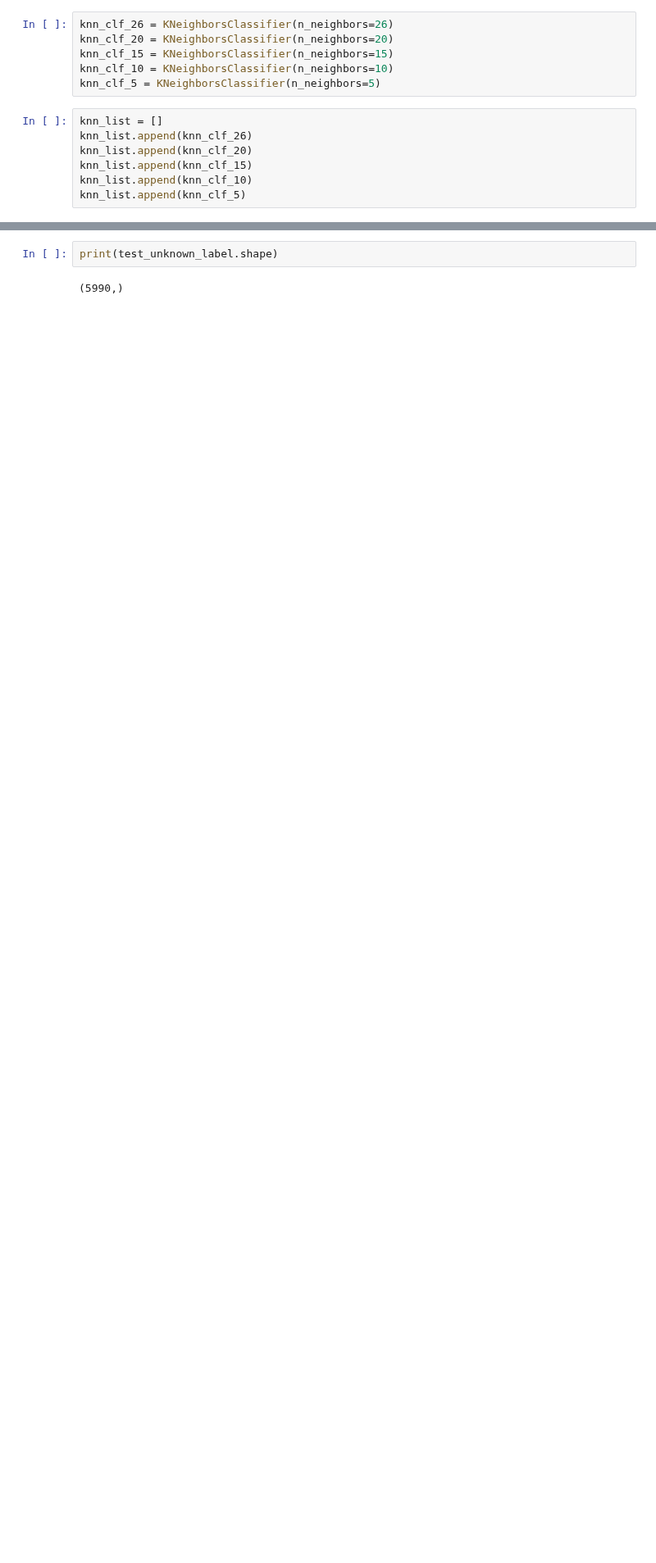
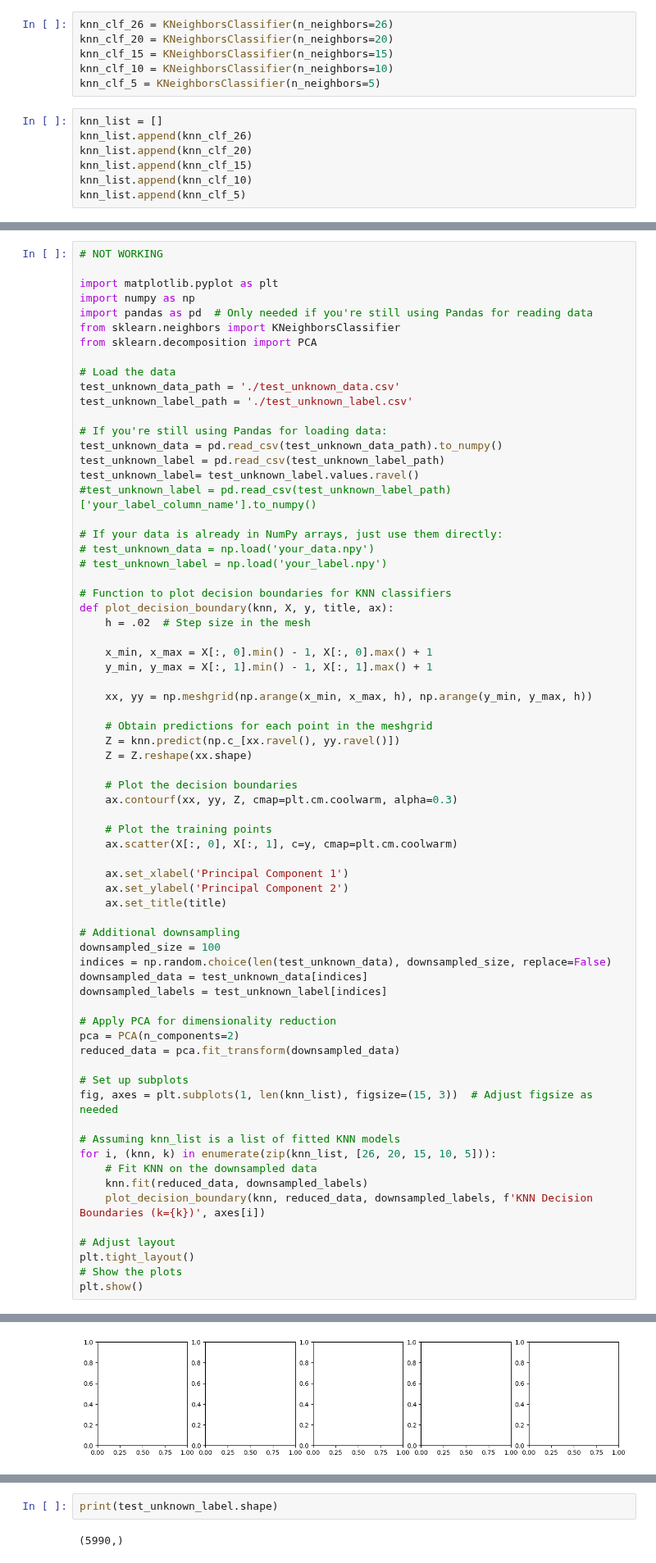
Before and after one commit to ML-Project-Team-5/Project_NetworkIDS, a Jupyter notebook: JUI-KNN.ipynb, the cells around one changed output, grey strips where cells are left out. Shown at 82% size. Saved outputs shown, nothing was run; the diff lists cells and outputs as text; blank space fills up the shorter version.

Commit message:
Working KNN done, plotting left

```diff
--- a/JUI-KNN.ipynb
+++ b/JUI-KNN.ipynb
@@ -33,0 +102,70 @@ knn_list.append(knn_clf_5)
+# %%
+# NOT WORKING
+
+import matplotlib.pyplot as plt
+import numpy as np
+import pandas as pd  # Only needed if you're still using Pandas for reading data
+from sklearn.neighbors import KNeighborsClassifier
+from sklearn.decomposition import PCA
+
+# Load the data
+test_unknown_data_path = './test_unknown_data.csv'
+test_unknown_label_path = './test_unknown_label.csv'
+
+# If you're still using Pandas for loading data:
+test_unknown_data = pd.read_csv(test_unknown_data_path).to_numpy()
+test_unknown_label = pd.read_csv(test_unknown_label_path)
+test_unknown_label= test_unknown_label.values.ravel()
+#test_unknown_label = pd.read_csv(test_unknown_label_path)['your_label_column_name'].to_numpy()
+
+# If your data is already in NumPy arrays, just use them directly:
+# test_unknown_data = np.load('your_data.npy')
+# test_unknown_label = np.load('your_label.npy')
+
+# Function to plot decision boundaries for KNN classifiers
+def plot_decision_boundary(knn, X, y, title, ax):
+    h = .02  # Step size in the mesh
+
+    x_min, x_max = X[:, 0].min() - 1, X[:, 0].max() + 1
+    y_min, y_max = X[:, 1].min() - 1, X[:, 1].max() + 1
+
+    xx, yy = np.meshgrid(np.arange(x_min, x_max, h), np.arange(y_min, y_max, h))
+
+    # Obtain predictions for each point in the meshgrid
+    Z = knn.predict(np.c_[xx.ravel(), yy.ravel()])
+    Z = Z.reshape(xx.shape)
+
+    # Plot the decision boundaries
+    ax.contourf(xx, yy, Z, cmap=plt.cm.coolwarm, alpha=0.3)
+
+    # Plot the training points
+    ax.scatter(X[:, 0], X[:, 1], c=y, cmap=plt.cm.coolwarm)
+
+    ax.set_xlabel('Principal Component 1')
+    ax.set_ylabel('Principal Component 2')
+    ax.set_title(title)
+
+# Additional downsampling
+downsampled_size = 100
+indices = np.random.choice(len(test_unknown_data), downsampled_size, replace=False)
+downsampled_data = test_unknown_data[indices]
+downsampled_labels = test_unknown_label[indices]
+
+# Apply PCA for dimensionality reduction
+pca = PCA(n_components=2)
+reduced_data = pca.fit_transform(downsampled_data)
+
+# Set up subplots
+fig, axes = plt.subplots(1, len(knn_list), figsize=(15, 3))  # Adjust figsize as needed
+
+# Assuming knn_list is a list of fitted KNN models
+for i, (knn, k) in enumerate(zip(knn_list, [26, 20, 15, 10, 5])):
+    # Fit KNN on the downsampled data
+    knn.fit(reduced_data, downsampled_labels)
+    plot_decision_boundary(knn, reduced_data, downsampled_labels, f'KNN Decision Boundaries (k={k})', axes[i])
+
+# Adjust layout
+plt.tight_layout()
+# Show the plots
+plt.show()
+# %% [output]
@@ -33,0 +173 @@ knn_list.append(knn_clf_5)
+[figure, added]
```
Also changed, not shown: parts of 10 cells of this notebook, 3 other files.
